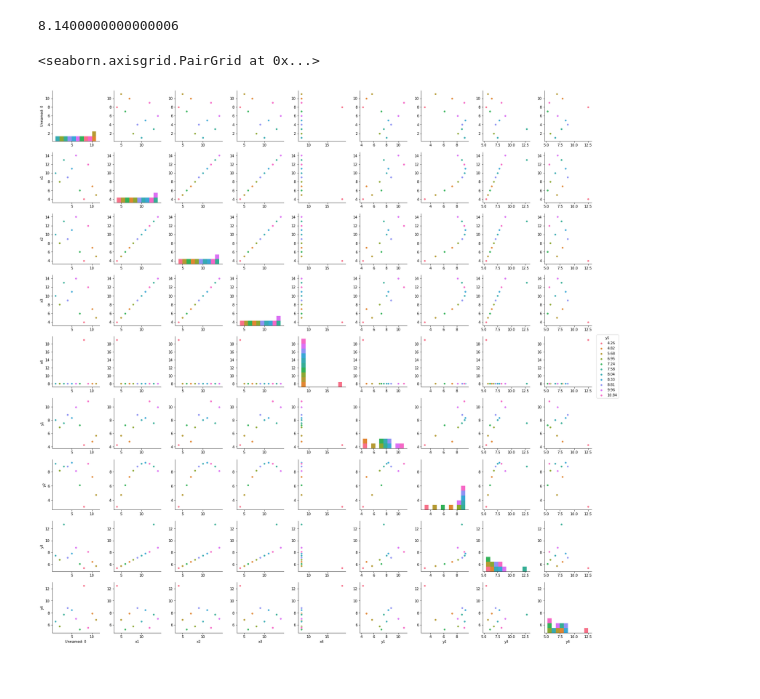
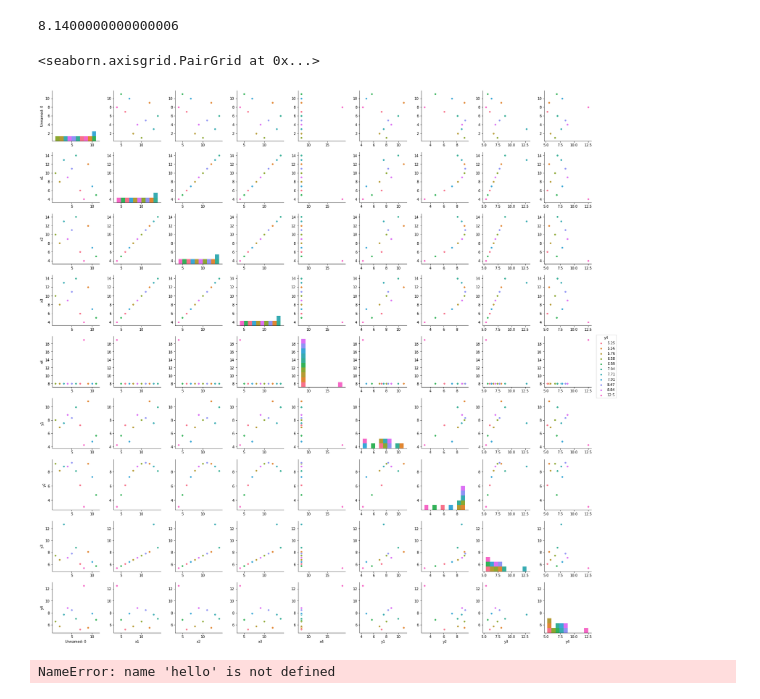
Before and after one commit to Maria1709/Anscombes, a Jupyter notebook: anscombes-data-set.ipynb, the cells around one changed output. Drawn from its saved outputs; the diff is of its cells as text; code cells hidden in the pictures.

```diff
--- a/anscombes-data-set.ipynb
+++ b/anscombes-data-set.ipynb
@@ -242,7 +242,7 @@ df.at[1,'y2']
 import seaborn as sns
 # %%
 %matplotlib inline
-sns.pairplot(df,hue="y1")
+sns.pairplot(df,hue="y4")
 # %% [output]
 <seaborn.axisgrid.PairGrid at 0x...>
-[figure, old version]
+[figure, new version]
@@ -250,0 +249,4 @@ plt.show()
+# %%
+hello
+# %% [output]
+NameError: name 'hello' is not defined
```
Also changed, not shown: parts of 1 cell of this notebook.
